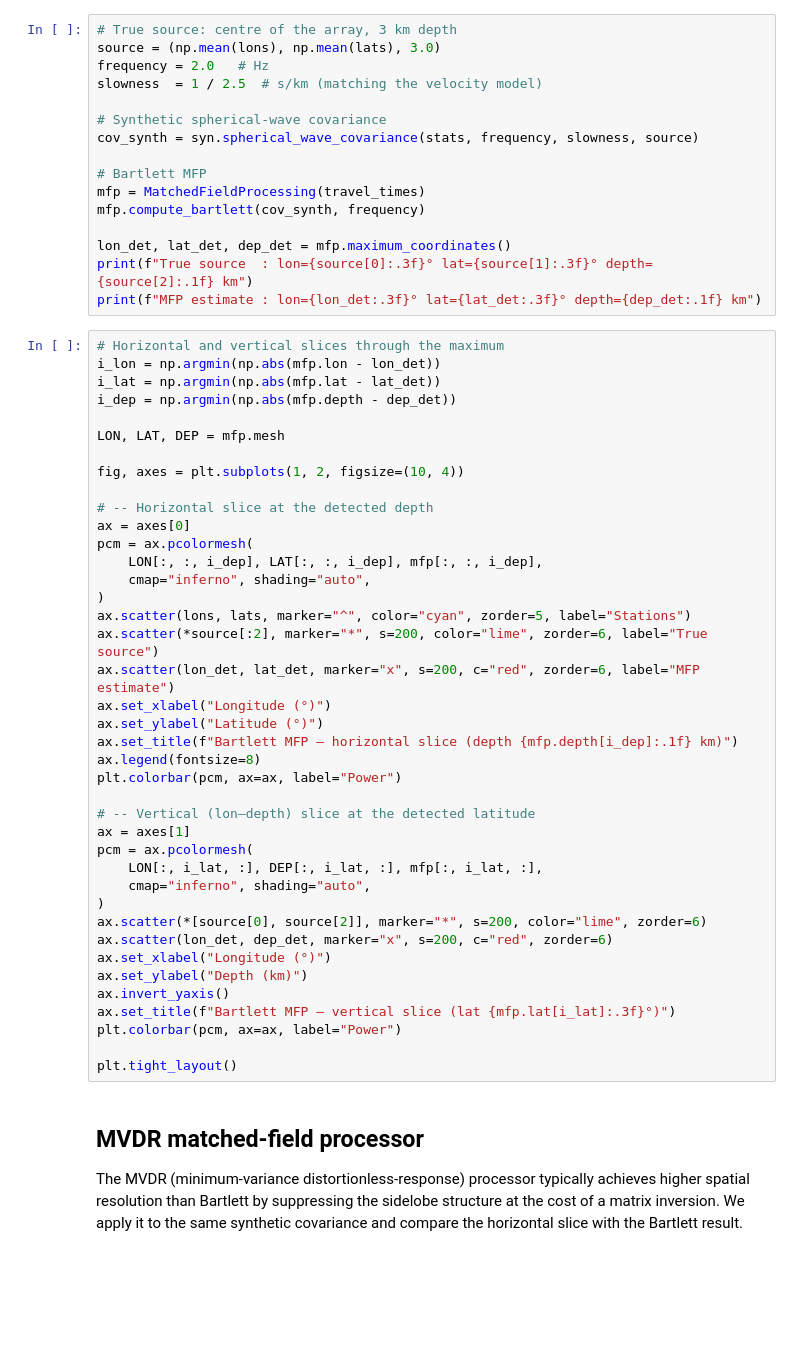
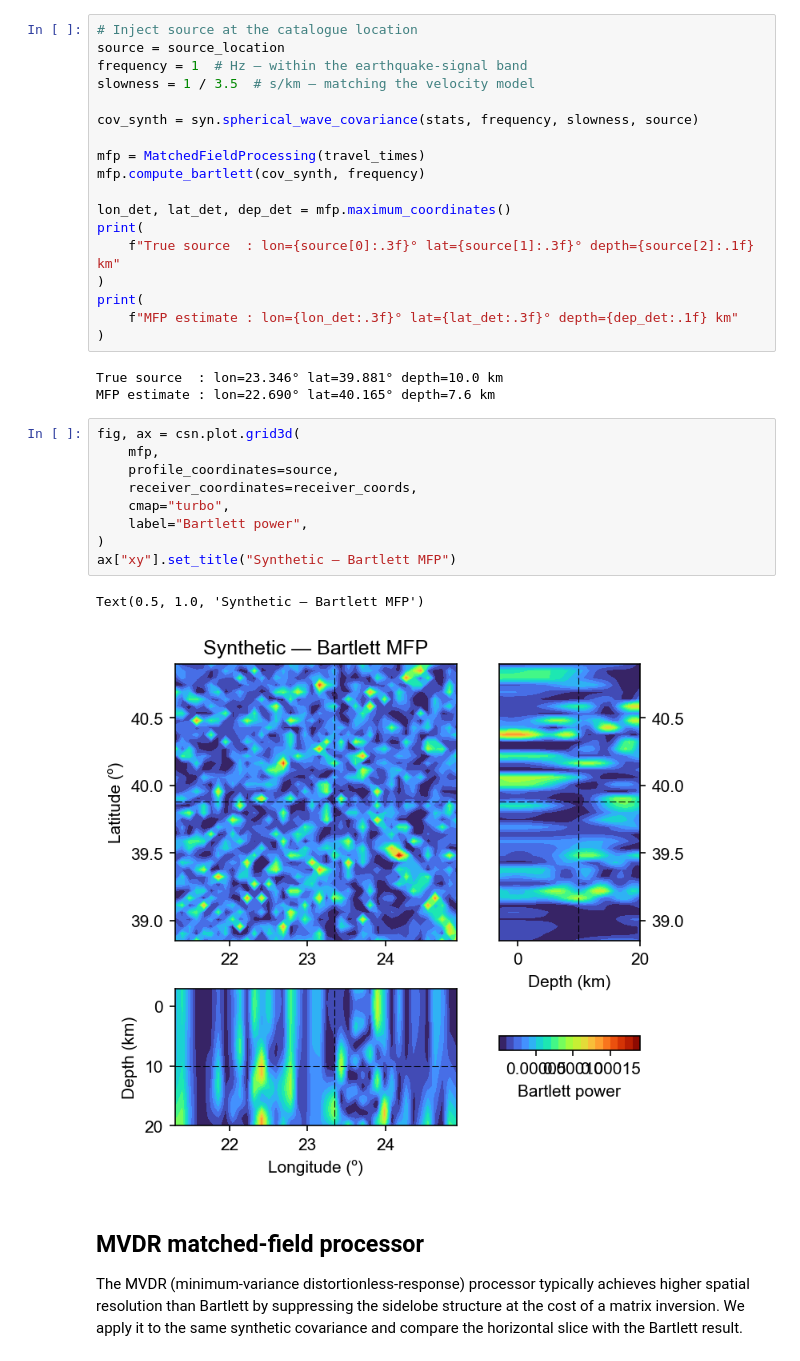
Before and after one commit to leonard-seydoux/covseisnet, a Jupyter notebook: docs/source/examples/matched_field_processing.ipynb, the cells around one changed output. Drawn from its saved outputs; the diff is of its cells as text; blank space fills up the shorter version.

```diff
--- a/docs/source/examples/matched_field_processing.ipynb
+++ b/docs/source/examples/matched_field_processing.ipynb
@@ -77,59 +110,36 @@ Bartlett processor recovers the correct location.
 # %%
-# True source: centre of the array, 3 km depth
-source = (np.mean(lons), np.mean(lats), 3.0)
-frequency = 2.0   # Hz
-slowness  = 1 / 2.5  # s/km (matching the velocity model)
+# Inject source at the catalogue location
+source = source_location
+frequency = 1  # Hz — within the earthquake-signal band
+slowness = 1 / 3.5  # s/km — matching the velocity model
 
-# Synthetic spherical-wave covariance
 cov_synth = syn.spherical_wave_covariance(stats, frequency, slowness, source)
 
-# Bartlett MFP
 mfp = MatchedFieldProcessing(travel_times)
 mfp.compute_bartlett(cov_synth, frequency)
 
 lon_det, lat_det, dep_det = mfp.maximum_coordinates()
-print(f"True source  : lon={source[0]:.3f}° lat={source[1]:.3f}° depth={source[2]:.1f} km")
-print(f"MFP estimate : lon={lon_det:.3f}° lat={lat_det:.3f}° depth={dep_det:.1f} km")
+print(
+    f"True source  : lon={source[0]:.3f}° lat={source[1]:.3f}° depth={source[2]:.1f} km"
+)
+print(
+    f"MFP estimate : lon={lon_det:.3f}° lat={lat_det:.3f}° depth={dep_det:.1f} km"
+)
+# %% [output]
+True source  : lon=23.346° lat=39.881° depth=10.0 km
+MFP estimate : lon=22.690° lat=40.165° depth=7.6 km
 # %%
-# Horizontal and vertical slices through the maximum
-i_lon = np.argmin(np.abs(mfp.lon - lon_det))
-i_lat = np.argmin(np.abs(mfp.lat - lat_det))
-i_dep = np.argmin(np.abs(mfp.depth - dep_det))
-
-LON, LAT, DEP = mfp.mesh
-
-fig, axes = plt.subplots(1, 2, figsize=(10, 4))
-
-# -- Horizontal slice at the detected depth
-ax = axes[0]
-pcm = ax.pcolormesh(
-    LON[:, :, i_dep], LAT[:, :, i_dep], mfp[:, :, i_dep],
-    cmap="inferno", shading="auto",
+fig, ax = csn.plot.grid3d(
+    mfp,
+    profile_coordinates=source,
+    receiver_coordinates=receiver_coords,
+    cmap="turbo",
+    label="Bartlett power",
 )
-ax.scatter(lons, lats, marker="^", color="cyan", zorder=5, label="Stations")
-ax.scatter(*source[:2], marker="*", s=200, color="lime", zorder=6, label="True source")
-ax.scatter(lon_det, lat_det, marker="x", s=200, c="red", zorder=6, label="MFP estimate")
-ax.set_xlabel("Longitude (°)")
-ax.set_ylabel("Latitude (°)")
-ax.set_title(f"Bartlett MFP – horizontal slice (depth {mfp.depth[i_dep]:.1f} km)")
-ax.legend(fontsize=8)
-plt.colorbar(pcm, ax=ax, label="Power")
-
-# -- Vertical (lon–depth) slice at the detected latitude
-ax = axes[1]
-pcm = ax.pcolormesh(
-    LON[:, i_lat, :], DEP[:, i_lat, :], mfp[:, i_lat, :],
-    cmap="inferno", shading="auto",
-)
-ax.scatter(*[source[0], source[2]], marker="*", s=200, color="lime", zorder=6)
-ax.scatter(lon_det, dep_det, marker="x", s=200, c="red", zorder=6)
-ax.set_xlabel("Longitude (°)")
-ax.set_ylabel("Depth (km)")
-ax.invert_yaxis()
-ax.set_title(f"Bartlett MFP – vertical slice (lat {mfp.lat[i_lat]:.3f}°)")
-plt.colorbar(pcm, ax=ax, label="Power")
-
-plt.tight_layout()
+ax["xy"].set_title("Synthetic — Bartlett MFP")
+# %% [output]
+Text(0.5, 1.0, 'Synthetic — Bartlett MFP')
+[figure, added]
 # %% [markdown]
 ## MVDR matched-field processor
 
```
Also changed, not shown: parts of 11 cells of this notebook, 5 other files.
